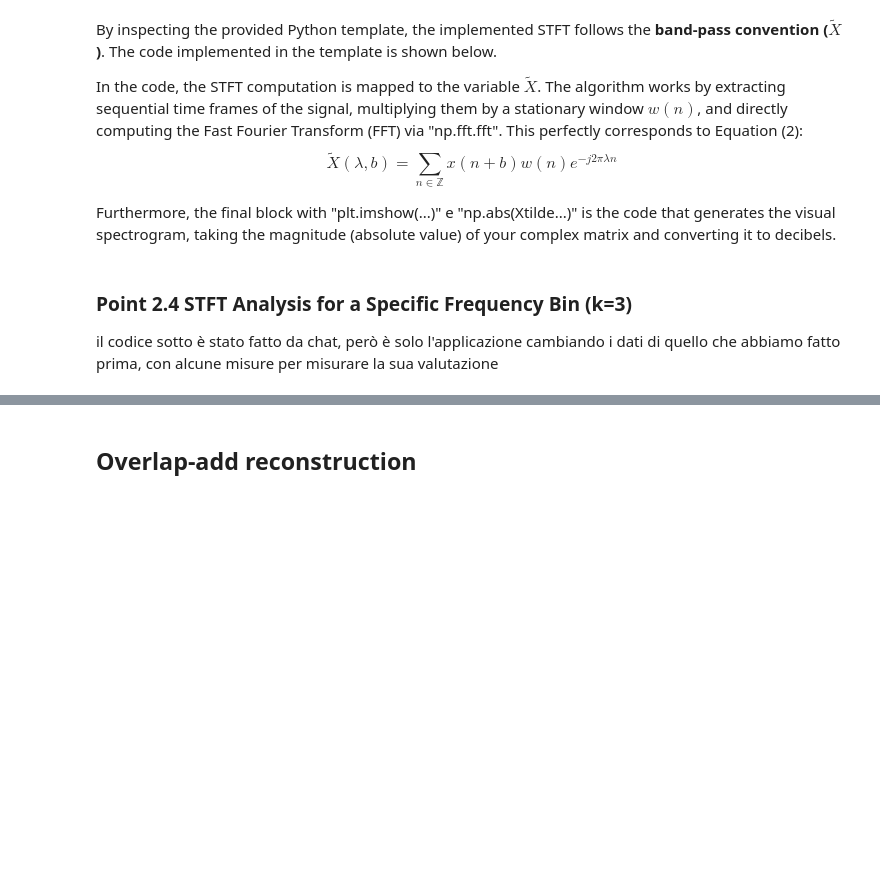
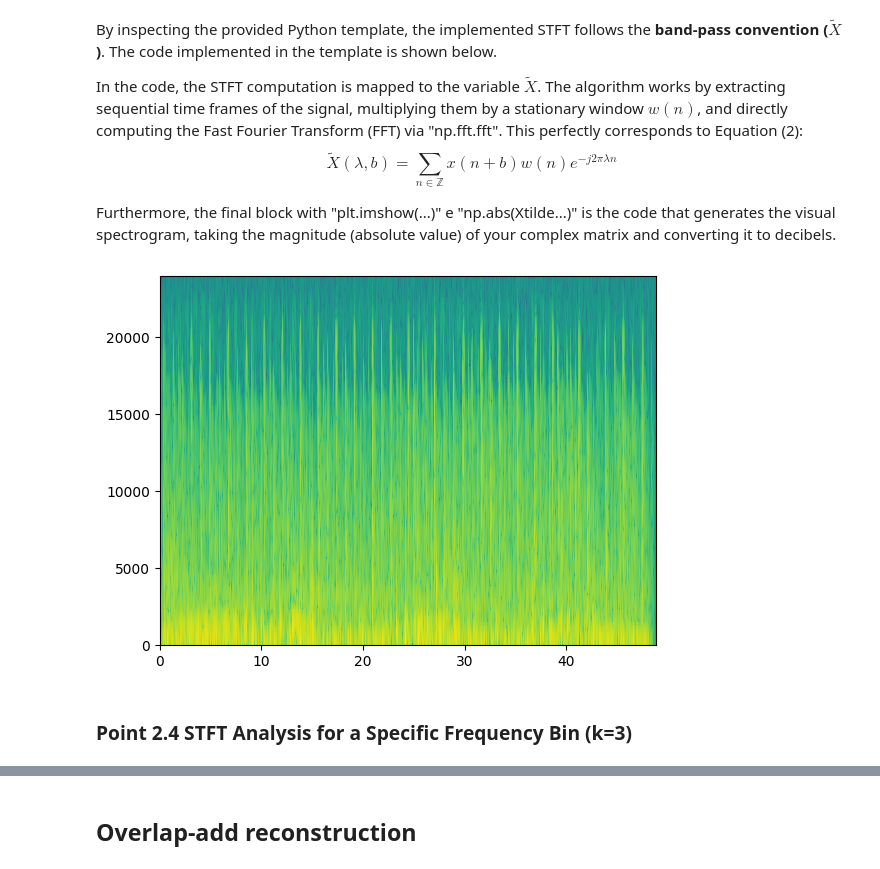
Before and after one commit to Brian0919/LAB_signal_processing, a Jupyter notebook: template-TP-conversion-STFT.ipynb, the cells around one changed output, grey strips where cells are left out. Drawn from its saved outputs; the diff is of its cells as text; code cells hidden in the pictures; blank space fills up the shorter version.

```diff
--- a/template-TP-conversion-STFT.ipynb
+++ b/template-TP-conversion-STFT.ipynb
@@ -226,11 +234,12 @@ def extents(f):
   return [f[0] - delta/2, f[-1] + delta/2]
 # %%
 if affich:
-    plt.imshow(20*np.log10(np.abs(Xtilde[np.arange(0,L),:])), aspect='auto',interpolation='none',
+    plt.imshow(20*np.log10(np.abs(Xtilde[np.arange(0,int(L)),:])), aspect='auto',interpolation='none',
                origin='lower', extent=[0, Nt * R / Fs + Nw / 2, 0, Fs/2])
+# %% [output]
+[figure, added]
 # %% [markdown]
 ### Point 2.4 STFT Analysis for a Specific Frequency Bin (k=3)
-il codice sotto è stato fatto da chat, però è solo l'applicazione cambiando i dati di quello che abbiamo fatto prima, con alcune misure per misurare la sua valutazione
 # %%
 
 
```
Also changed, not shown: parts of 8 cells of this notebook, 2 other files.
